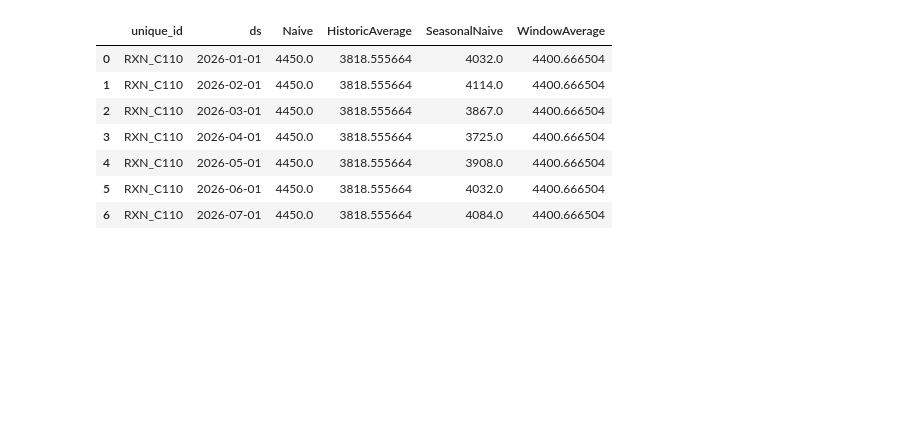
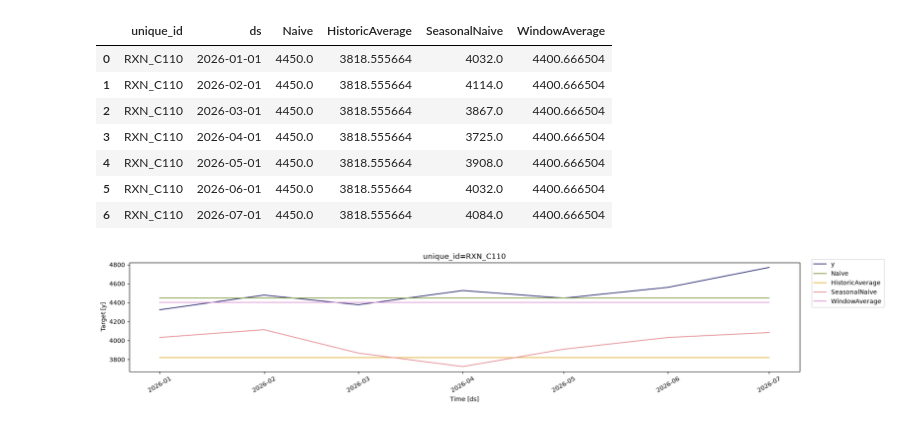
Before and after one commit to patinnojoe/MTL-DS-008-patinnojoe, a Jupyter notebook: notebooks/data_modelling.ipynb, the cells around one changed output. Cells and saved outputs as stored; diff of their text form; code cells hidden in the pictures; blank space fills up the shorter version.

```diff
--- a/notebooks/data_modelling.ipynb
+++ b/notebooks/data_modelling.ipynb
@@ -104,3 +107,7 @@ predictions
 | 4 | RXN_C110 | 2026-05-01 | 4450.0 | 3818.555664 | 3908.0 | 4400.666504 |
 | 5 | RXN_C110 | 2026-06-01 | 4450.0 | 3818.555664 | 4032.0 | 4400.666504 |
 | 6 | RXN_C110 | 2026-07-01 | 4450.0 | 3818.555664 | 4084.0 | 4400.666504 |
+# %%
+sf.plot(df_sf, predictions, max_insample_length=7 )
+# %% [output]
+[figure, added]
```
Also changed, not shown: parts of 4 cells of this notebook.
